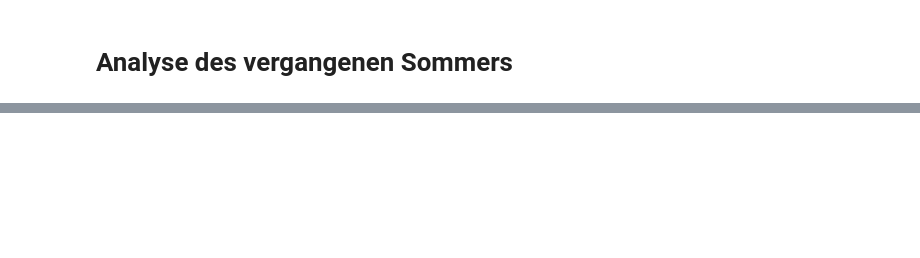
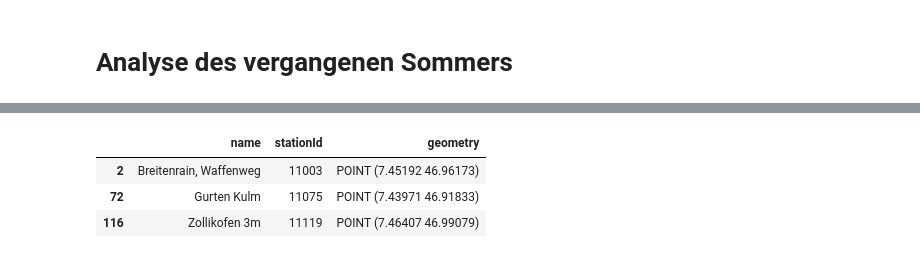
Before and after one commit to meteotest/urban-heat-API-docs, a Jupyter notebook: python_data_analysis_past_summer.ipynb, the cells around one changed output, grey strips where cells are left out. Drawn from its saved outputs; the diff is of its cells as text; code cells hidden in the pictures; blank space fills up the shorter version.

```diff
--- a/python_data_analysis_past_summer.ipynb
+++ b/python_data_analysis_past_summer.ipynb
@@ -9,6 +9,29 @@ import geopandas as gpd
 import matplotlib # for plotting
 import folium
 import branca
+# %%
+# Auswahl an Zeitraum
+# get data of specific period (i.e. a heatwave)
+time_from = "2024-06-01T22:00:00Z" # startzeit
+time_to = "2024-06-30T23:50:00Z" # endzeit
+
+# Auswahl an Stationen
+# Wenn alle Stationen berücksichtigt werden sollen, dann einfach die Liste leer lassen
+station_name_subset = [
+                        'Gurten Kulm'
+                    , 'Breitenrain, Waffenweg'
+                    , 'Zollikofen 3m'
+                    ]
+
+# hier ist eine Liste alle Stationen mit Name und ID:
+# https://smart-urban-heat-map.ch/api/v2/stations
+# %%
+stations.loc[stations['name'].isin(station_name_subset)]
+# %% [output]
+|  | name | stationId | geometry |
+| 2 | Breitenrain, Waffenweg | 11003 | POINT (7.45192 46.96173) |
+| 72 | Gurten Kulm | 11075 | POINT (7.43971 46.91833) |
+| 116 | Zollikofen 3m | 11119 | POINT (7.46407 46.99079) |
 # %%
 def get_stations() -> gpd.GeoDataFrame:
     response = requests.get(
```
Also changed, not shown: parts of 4 cells of this notebook.
